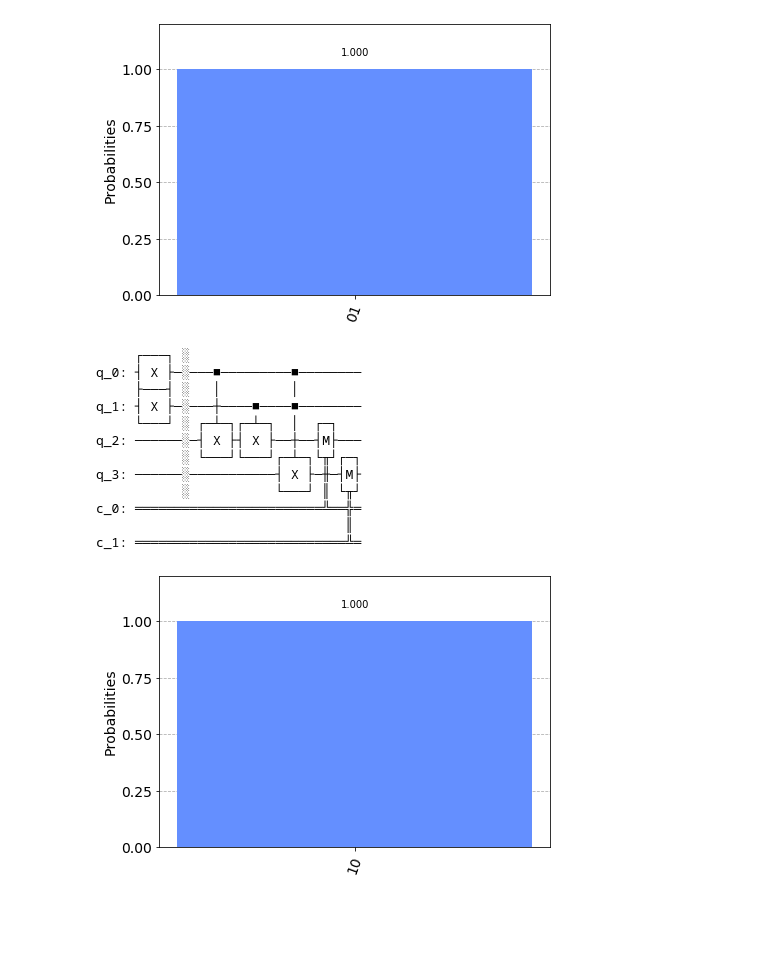
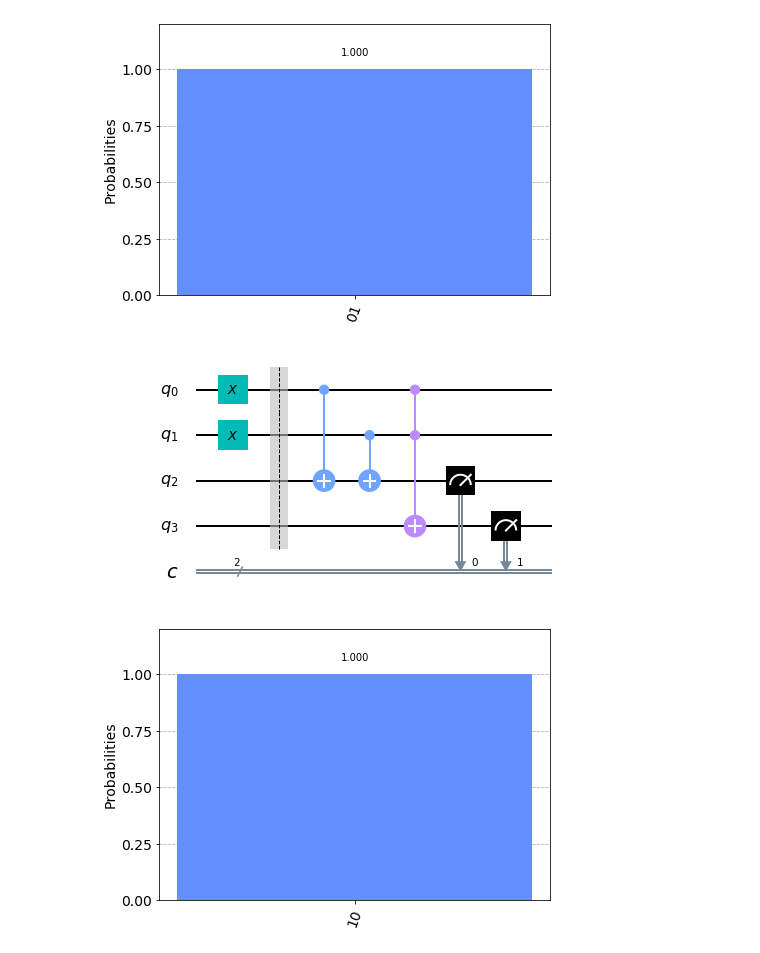
Before and after one commit to kkombo2829/-Quantum-Half-Adder, a Jupyter notebook: Qhf.ipynb, the cells around one changed output. Cells and saved outputs as stored; diff of their text form; code cells hidden in the pictures; blank space fills up the shorter version.

```diff
--- a/Qhf.ipynb
+++ b/Qhf.ipynb
@@ -93,32 +71,21 @@ plot_histogram(result)
 # %%
 ## second 1 + 1 = 10
 qc = QuantumCircuit(4,2)
 qc.x(0)# set the first qubit = 1
 qc.x(1)# set the second qubit = 1
 
 qc.barrier()
 qc.cx(0,2)
 qc.cx(1,2)
 #using ccx to write the and input to qubit 2
 qc.ccx(0,1,3)
 
 # measure the output:
 qc.measure(2,0)
 qc.measure(3,1)
-qc.draw()
+qc.draw('mpl')
 # %% [output]
-     ┌───┐ ░
-q_0: ┤ X ├─░───■─────────■────────
-     ├───┤ ░   │         │
-q_1: ┤ X ├─░───┼────■────■────────
-     └───┘ ░ ┌─┴─┐┌─┴─┐  │  ┌─┐
-q_2: ──────░─┤ X ├┤ X ├──┼──┤M├───
-           ░ └───┘└───┘┌─┴─┐└╥┘┌─┐
-q_3: ──────░───────────┤ X ├─╫─┤M├
-           ░           └───┘ ║ └╥┘
-c_0: ════════════════════════╩══╬═
-                                ║
-c_1: ═══════════════════════════╩═
+[figure, added]
 # %%
 s= Aer.get_backend(name = 'qasm_simulator')
 job = execute(qc,s)
```
Also changed, not shown: parts of 2 cells of this notebook.
